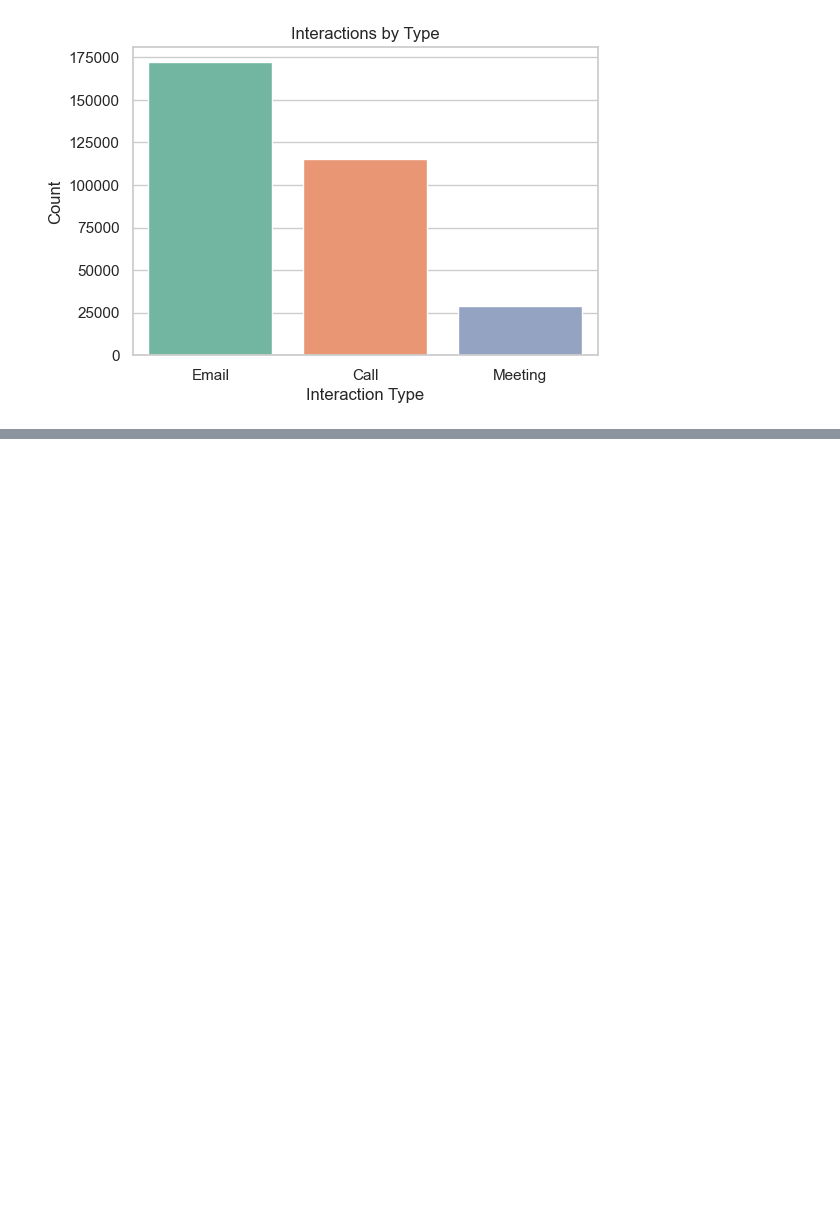
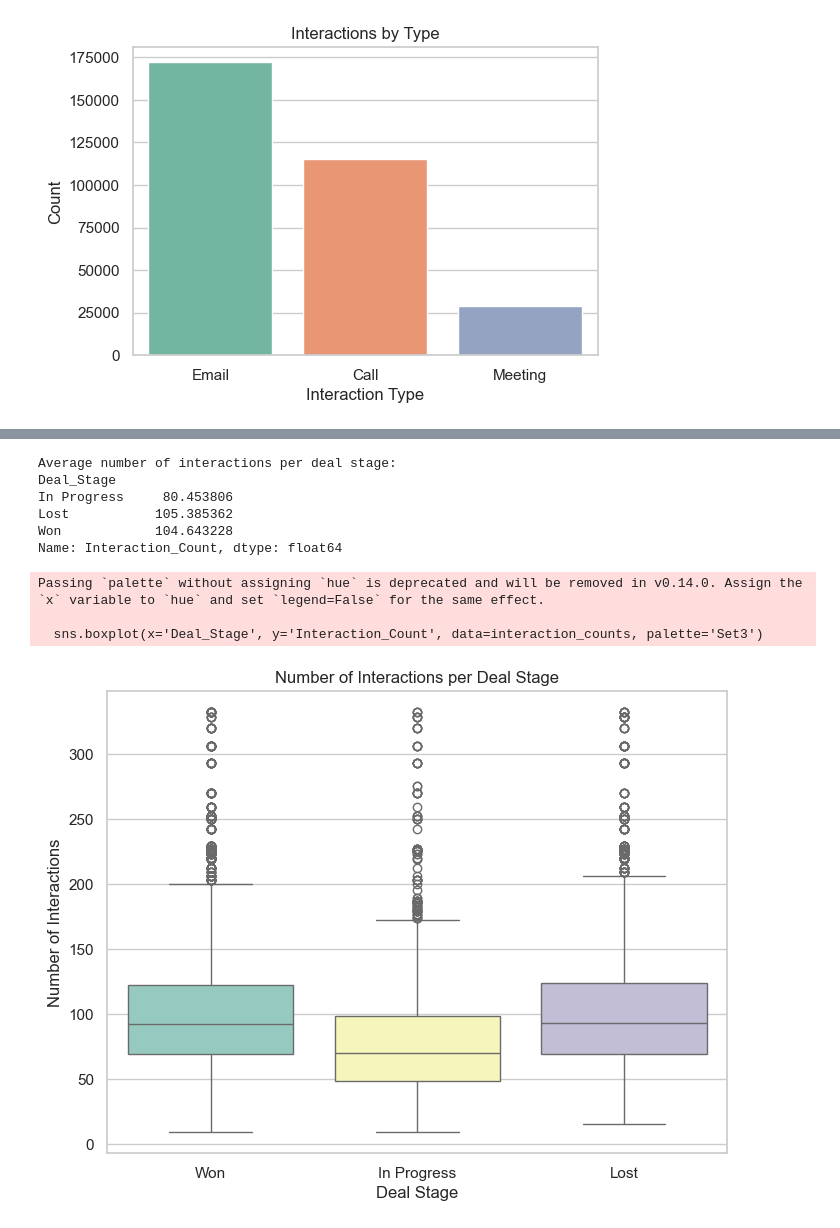
Before and after one commit to TravisJohn/kaggle-projects, a Jupyter notebook: sales-forecasting/notebooks/working.ipynb, the cells around one changed output, grey strips where cells are left out. Saved outputs shown, nothing was run; the diff lists cells and outputs as text; code cells hidden in the pictures; blank space fills up the shorter version.

```diff
--- a/sales-forecasting/notebooks/working.ipynb
+++ b/sales-forecasting/notebooks/working.ipynb
@@ -95,10 +59,4 @@ Unique values in Product:
 # %%
-# Deal stage value counts
-
-# Set the style for seaborn plots
-sns.set(style="whitegrid")
-
-### 1. Summarizing Deal Stages ###
 deal_stage_counts = sales_pipeline['Deal_Stage'].value_counts()
 
 plt.figure(figsize=(6,4))
@@ -166,0 +123,16 @@ Passing `palette` without assigning `hue` is deprecated and will be removed in v
+# %%
+# Merge based on sales agent (fromEmailId) and contact (toEmailId) to capture all relevant interactions
+merged_data = pd.merge(sales_pipeline, interactions,
+                       left_on=['SalesAgentEmailID', 'ContactEmailID'],
+                       right_on=['fromEmailId', 'toEmailId'],
+                       how='inner')
+
+
+# Create DataFrames for won and lost interactions
+won_interactions = merged_data[merged_data['Deal_Stage'] == 'Won'].copy()
+lost_interactions = merged_data[merged_data['Deal_Stage'] == 'Lost'].copy()
+
+# Now you can proceed with the text cleaning process
+
+# Display the first few rows of the merged data
+display(merged_data.head())
@@ -166,0 +146,6 @@ Passing `palette` without assigning `hue` is deprecated and will be removed in v
+# %%
+# Group by Opportunity_ID and Deal_Stage to count interactions per deal
+interaction_counts = merged_data.groupby(['Opportunity_ID', 'Deal_Stage']).size().reset_index(name='Interaction_Count')
+
+# Preview the result
+display(interaction_counts.head())
@@ -166,0 +159,27 @@ Passing `palette` without assigning `hue` is deprecated and will be removed in v
+# %%
+# Calculate the average number of interactions for each deal stage (Won, Lost, In Progress)
+avg_interactions = interaction_counts.groupby('Deal_Stage')['Interaction_Count'].mean()
+
+# Display the average interactions per deal stage
+print("\nAverage number of interactions per deal stage:")
+print(avg_interactions)
+# %% [output]
+Average number of interactions per deal stage:
+Deal_Stage
+In Progress     80.453806
+Lost           105.385362
+Won            104.643228
+Name: Interaction_Count, dtype: float64
+# %%
+# Plot the number of interactions per deal stage
+plt.figure(figsize=(8, 6))
+sns.boxplot(x='Deal_Stage', y='Interaction_Count', data=interaction_counts, palette='Set3')
+plt.title('Number of Interactions per Deal Stage')
+plt.xlabel('Deal Stage')
+plt.ylabel('Number of Interactions')
+plt.show()
+# %% [output]
+Passing `palette` without assigning `hue` is deprecated and will be removed in v0.14.0. Assign the `x` variable to `hue` and set `legend=False` for the same effect.
+
+  sns.boxplot(x='Deal_Stage', y='Interaction_Count', data=interaction_counts, palette='Set3')
+[figure, added]
```
Also changed, not shown: parts of 16 cells of this notebook.
